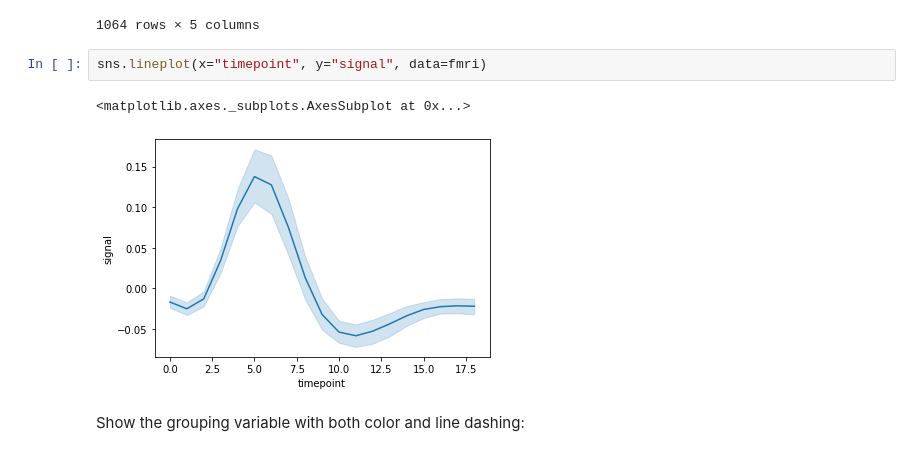
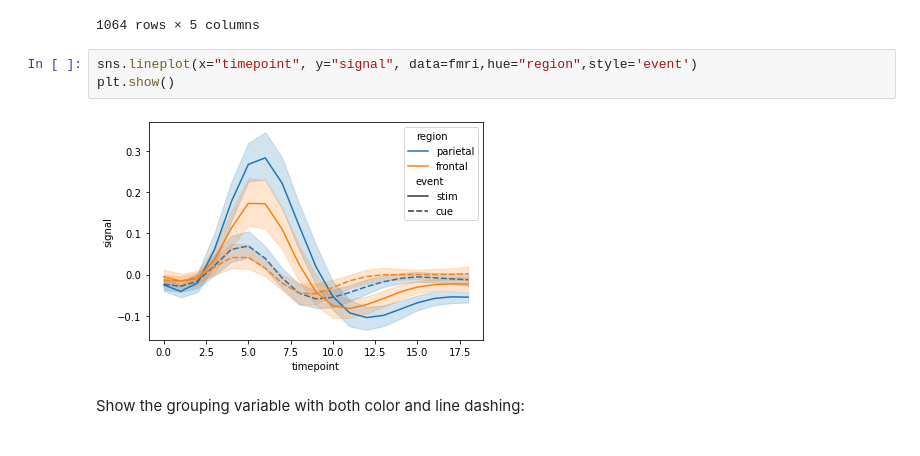
Before and after one commit to recervictory/BOSTON-AI, a Jupyter notebook: Basic Visualization/Introduction to seaborn .ipynb, the cells around one changed output. Cells and saved outputs as stored; diff of their text form.

```diff
--- a/Basic Visualization/Introduction to seaborn .ipynb
+++ b/Basic Visualization/Introduction to seaborn .ipynb
@@ -78,10 +81,10 @@ fmri
 | 1063 | s0 | 0 | cue | parietal | -0.006899 |
 1064 rows × 5 columns
 # %%
-sns.lineplot(x="timepoint", y="signal", data=fmri)
+sns.lineplot(x="timepoint", y="signal", data=fmri,hue="region",style='event')
+plt.show()
 # %% [output]
-<matplotlib.axes._subplots.AxesSubplot at 0x...>
-[figure, old version]
+[figure, new version]
 # %% [markdown]
 Show the grouping variable with both color and line dashing:
 # %%
```
Also changed, not shown: parts of 15 cells of this notebook, 14 other files.
